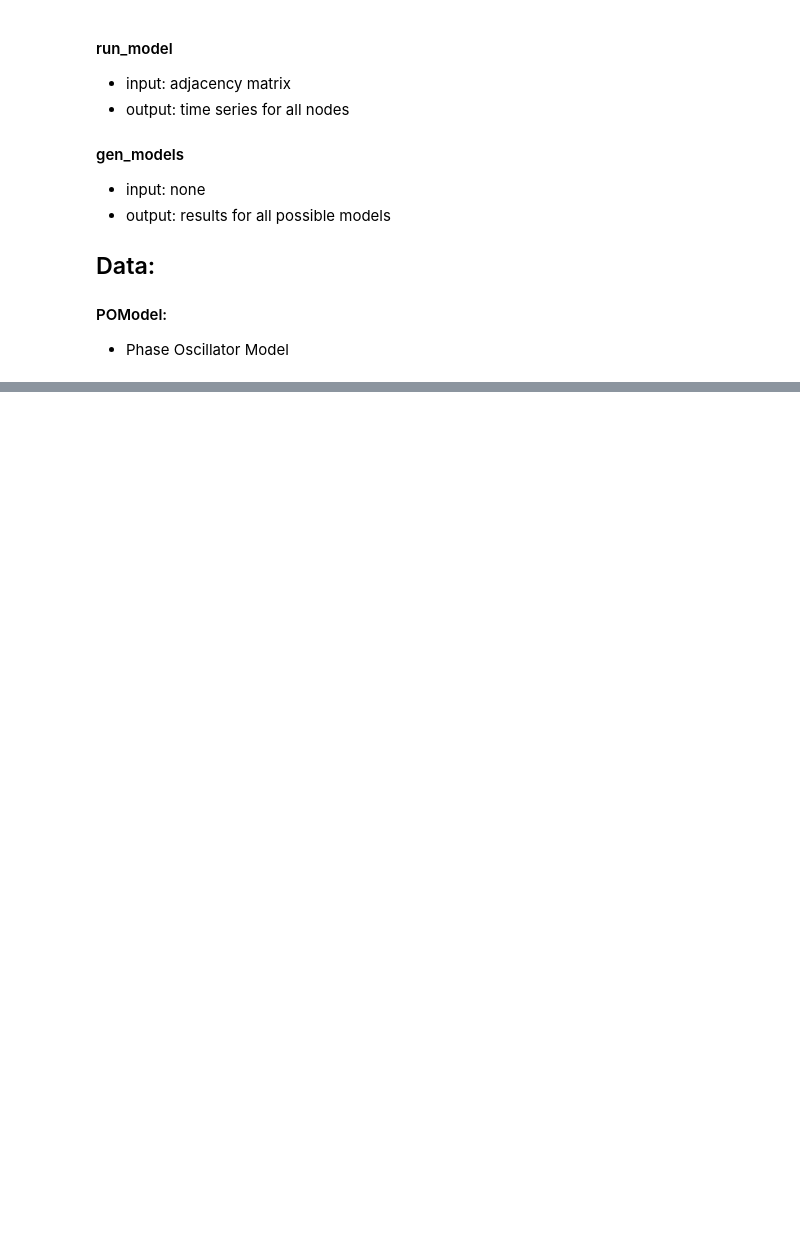
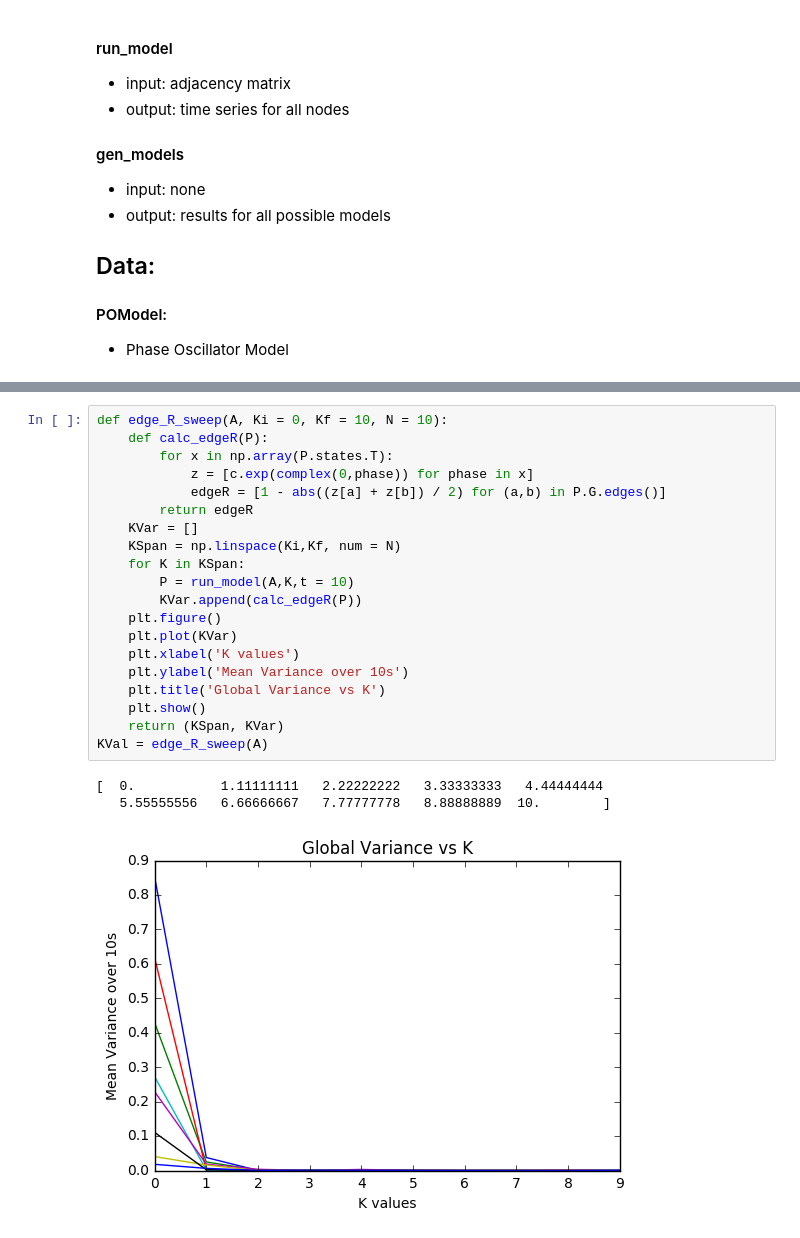
Before and after one commit to virati/KuramotoDBS, a Jupyter notebook: COSYNE Phase Oscillator.ipynb, the cells around one changed output, grey strips where cells are left out. Drawn from its saved outputs; the diff is of its cells as text; blank space fills up the shorter version.

```diff
--- a/COSYNE Phase Oscillator.ipynb
+++ b/COSYNE Phase Oscillator.ipynb
@@ -108,3 +139,27 @@ disp_course(A)
+# %%
+def edge_R_sweep(A, Ki = 0, Kf = 10, N = 10):
+    def calc_edgeR(P):
+        for x in np.array(P.states.T):
+            z = [c.exp(complex(0,phase)) for phase in x]
+            edgeR = [1 - abs((z[a] + z[b]) / 2) for (a,b) in P.G.edges()]
+        return edgeR
+    KVar = []
+    KSpan = np.linspace(Ki,Kf, num = N)
+    for K in KSpan:
+        P = run_model(A,K,t = 10)
+        KVar.append(calc_edgeR(P))
+    plt.figure()
+    plt.plot(KVar)
+    plt.xlabel('K values')
+    plt.ylabel('Mean Variance over 10s')
+    plt.title('Global Variance vs K')
+    plt.show()
+    return (KSpan, KVar)
+KVal = edge_R_sweep(A)
+# %% [output]
+[  0.           1.11111111   2.22222222   3.33333333   4.44444444
+   5.55555556   6.66666667   7.77777778   8.88888889  10.        ]
+[figure, added]
 # %%
 def gen_models(A, time = 1):
     list_models = []
```
Also changed, not shown: parts of 10 cells of this notebook.
